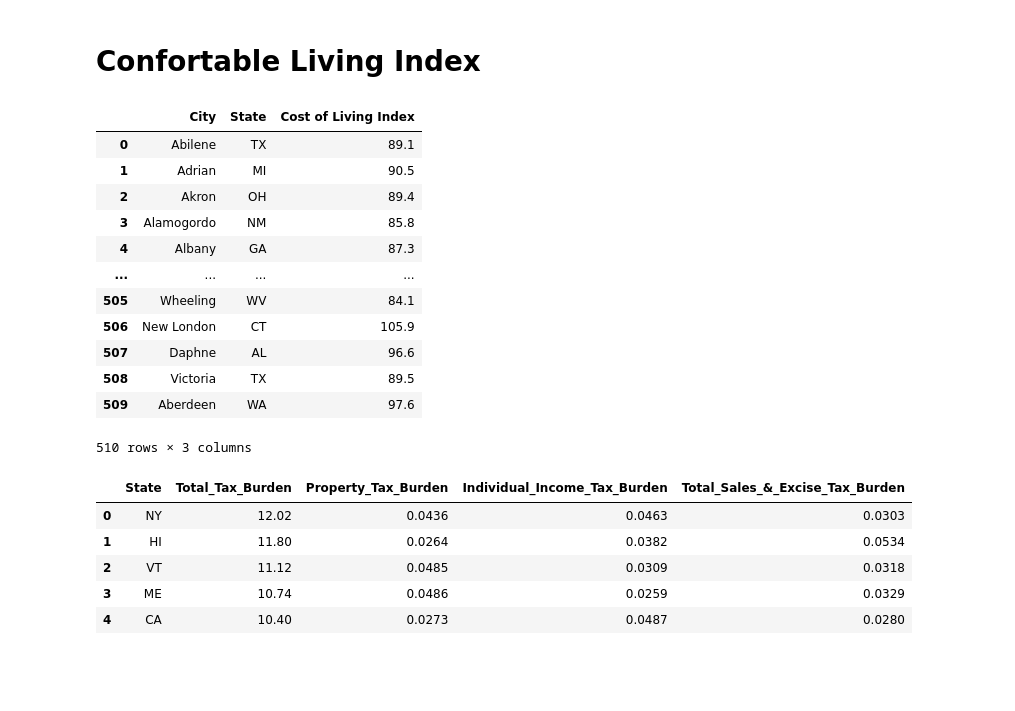
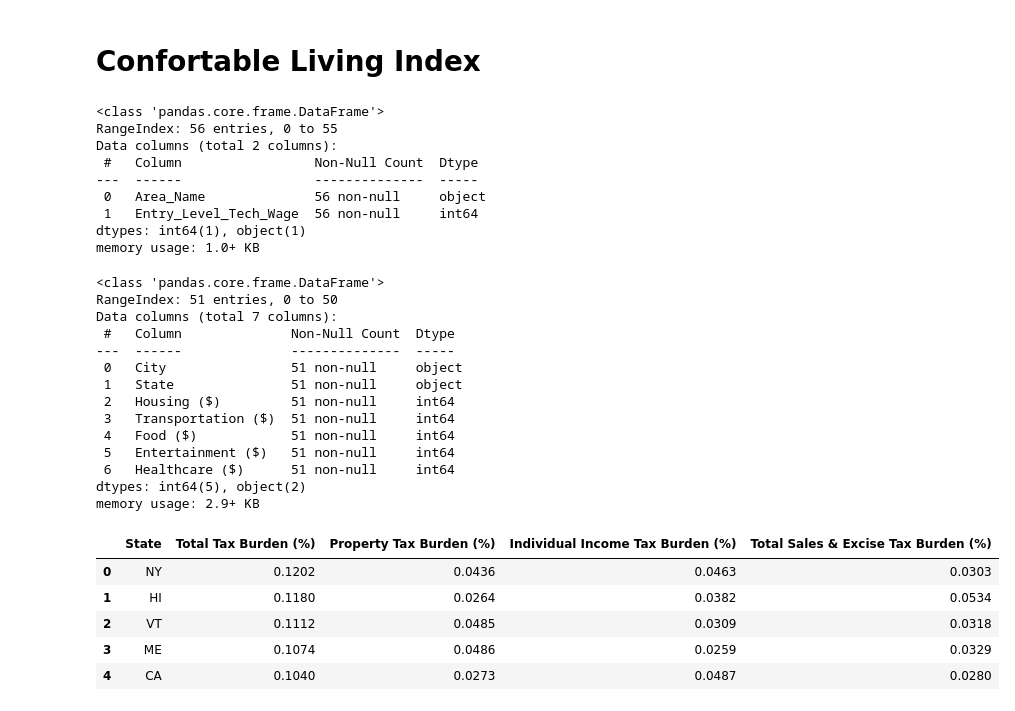
Before and after one commit to Makster04/Phase_3_Project, a Jupyter notebook: Notebook.ipynb, the cells around one changed output. Cells and saved outputs as stored; diff of their text form; code cells hidden in the pictures; blank space fills up the shorter version.

```diff
--- a/Notebook.ipynb
+++ b/Notebook.ipynb
@@ -248,34 +196,50 @@ df5[['Area_Name', 'Tech_Friendly_Index']]
 # %% [markdown]
 # Confortable Living Index
+# %%
+import pandas as pd
+
+Entry_Level_Wage= pd.read_excel("Final_Tech_Data.xlsx")
+Entry_Level_Wage.drop(['Employment_Total', 'Employment_per_1k_jobs', 'Location_Quotient', 'Average_7_Year_Growth_Rate'], axis=1, inplace=True)
+Entry_Level_Wage.info()
+# %% [output]
+<class 'pandas.core.frame.DataFrame'>
+RangeIndex: 56 entries, 0 to 55
+Data columns (total 2 columns):
+ #   Column                 Non-Null Count  Dtype
+---  ------                 --------------  -----
+ 0   Area_Name              56 non-null     object
+ 1   Entry_Level_Tech_Wage  56 non-null     int64
+dtypes: int64(1), object(1)
+memory usage: 1.0+ KB
 # %%
 import pandas as pd
 
-COL = pd.read_csv("Cost_of_Living.csv")
-COL
+COL = pd.read_excel("Forbes_Cost_of_Living.xlsx")
+COL.info()
 # %% [output]
-|  | City | State | Cost of Living Index |
-| 0 | Abilene | TX | 89.1 |
-| 1 | Adrian | MI | 90.5 |
-| 2 | Akron | OH | 89.4 |
-| 3 | Alamogordo | NM | 85.8 |
-| 4 | Albany | GA | 87.3 |
-| ... | ... | ... | ... |
-| 505 | Wheeling | WV | 84.1 |
-| 506 | New London | CT | 105.9 |
-| 507 | Daphne | AL | 96.6 |
-| 508 | Victoria | TX | 89.5 |
-| 509 | Aberdeen | WA | 97.6 |
-510 rows × 3 columns
+<class 'pandas.core.frame.DataFrame'>
+RangeIndex: 51 entries, 0 to 50
+Data columns (total 7 columns):
+ #   Column              Non-Null Count  Dtype
+---  ------              --------------  -----
+ 0   City                51 non-null     object
+ 1   State               51 non-null     object
+ 2   Housing ($)         51 non-null     int64
+ 3   Transportation ($)  51 non-null     int64
+ 4   Food ($)            51 non-null     int64
+ 5   Entertainment ($)   51 non-null     int64
+ 6   Healthcare ($)      51 non-null     int64
+dtypes: int64(5), object(2)
+memory usage: 2.9+ KB
 # %%
 import pandas as pd
 
 TB = pd.read_excel("Tax_Burden.xlsx")
-TB["Total_Tax_Burden"] = (TB["Total_Tax_Burden"]*100).round(2)
 TB.head()
 # %% [output]
-|  | State | Total_Tax_Burden | Property_Tax_Burden | Individual_Income_Tax_Burden | Total_Sales_&_Excise_Tax_Burden |
-| 0 | NY | 12.02 | 0.0436 | 0.0463 | 0.0303 |
-| 1 | HI | 11.80 | 0.0264 | 0.0382 | 0.0534 |
-| 2 | VT | 11.12 | 0.0485 | 0.0309 | 0.0318 |
-| 3 | ME | 10.74 | 0.0486 | 0.0259 | 0.0329 |
-| 4 | CA | 10.40 | 0.0273 | 0.0487 | 0.0280 |
+|  | State | Total Tax Burden (%) | Property Tax Burden (%) | Individual Income Tax Burden (%) | Total Sales & Excise Tax Burden (%) |
+| 0 | NY | 0.1202 | 0.0436 | 0.0463 | 0.0303 |
+| 1 | HI | 0.1180 | 0.0264 | 0.0382 | 0.0534 |
+| 2 | VT | 0.1112 | 0.0485 | 0.0309 | 0.0318 |
+| 3 | ME | 0.1074 | 0.0486 | 0.0259 | 0.0329 |
+| 4 | CA | 0.1040 | 0.0273 | 0.0487 | 0.0280 |
```
Also changed, not shown: parts of 13 cells of this notebook, 11 other files.
